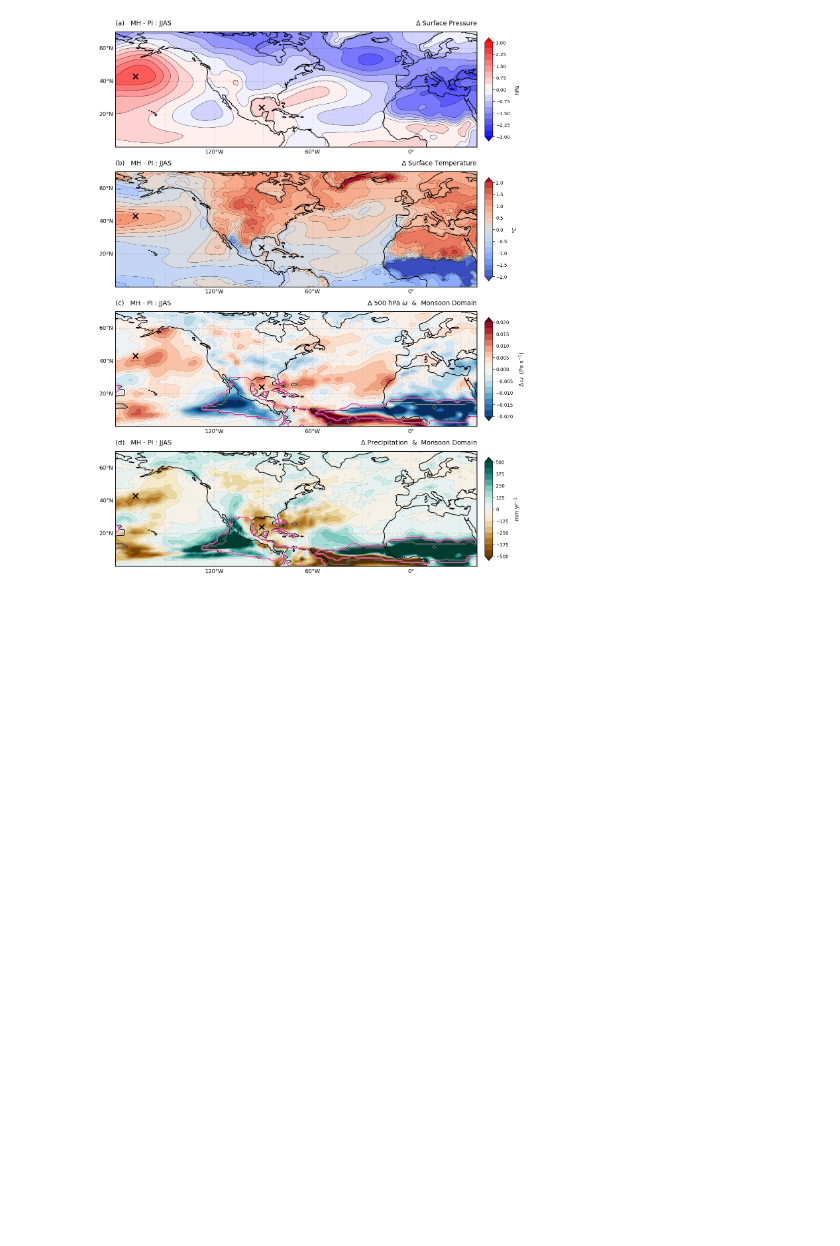
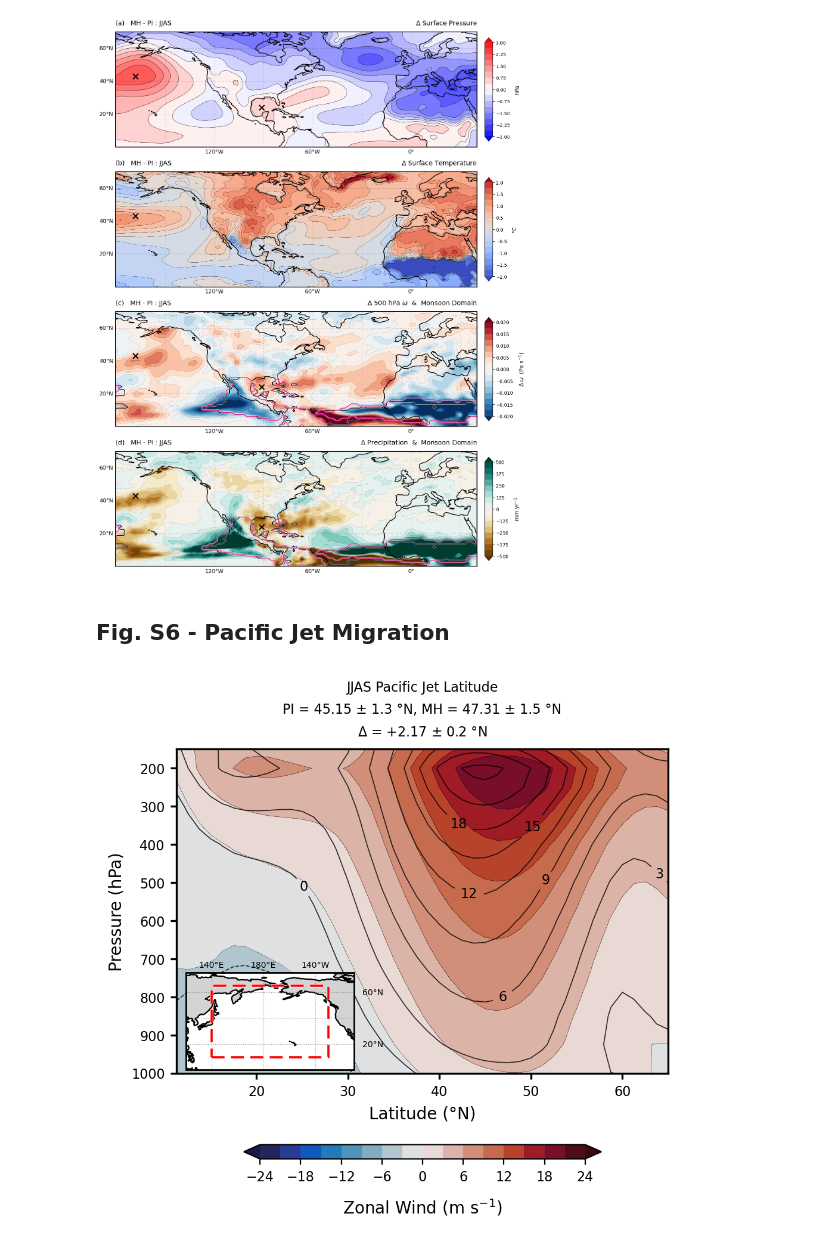
Before and after one commit to ajw1g19/UKESM1.1_MH_NorthAmerica, a Jupyter notebook: Notebooks/Supporting_Figures_S4-6.ipynb, the cells around one changed output. Saved outputs shown, nothing was run; the diff lists cells and outputs as text; code cells hidden in the pictures; blank space fills up the shorter version.

```diff
--- a/Notebooks/Supporting_Figures_S4-5.ipynb
+++ b/Notebooks/Supporting_Figures_S4-6.ipynb
@@ -384,3 +383,5 @@ for ax, mappable, label in panels:
 plt.show()
 # %% [output]
 [figure]
+# %% [markdown]
+## Fig. S6 - Pacific Jet Migration
@@ -386,0 +460,71 @@ plt.show()
+# %%
+#------------------------------------------------------------
+# Figure Properties
+#------------------------------------------------------------
+
+fig, ax = plt.subplots(figsize=(5, 4), dpi=200)
+
+lims, proj = [120, 250, 0, 75], ccrs.PlateCarree(central_longitude=185)
+axins = ax.inset_axes([0.01, 0.01, 0.36, 0.30], projection=proj)
+
+Pacific_Reg = umplt.umRegion(pacific_region, name="NPacific", abbrev="PAC")
+
+cmap = cmo.balance
+v = 24; levs = np.linspace(-v, v, 17);
+cbar_lab = r"Zonal Wind (m $\mathregular{s^{-1}}$)"
+
+#------------------------------------------------------------
+# Plot Figure
+#------------------------------------------------------------
+
+p1 = ax.contourf(mh_u_jjas.lat_p, mh_u_jjas.p_levs, mh2d, extend="both", cmap=cmap, levels=levs)
+p2 = ax.contour(mh_u_jjas.lat_p, mh_u_jjas.p_levs, mh2d, levels=levs, colors="black", linewidths=0.2, linestyles="dashed")
+p3 = ax.contour(pi_u_jjas.lat_p, pi_u_jjas.p_levs, pi2d, levels=levs, colors="black", linewidths=0.6, alpha=0.8)
+
+manual_locs = [
+    (26, 500), (63, 500), (48, 850), (52, 500),
+    (43, 550), (50, 350), (42, 350), (13, 40), (18, 70), (30, 70)
+]
+p6 = ax.clabel(p3, manual=manual_locs, fontsize=8, inline_spacing=10)
+for lbl in p6:
+    lbl.set_rotation(0)
+    lbl.set_alpha(1)
+    lbl.set_zorder(10)
+
+ax.invert_yaxis()
+ax.set_ylim(top=150)
+ax.set_xlabel("Latitude (°N)", fontsize=10); ax.set_ylabel("Pressure (hPa)", fontsize=10)
+ax.tick_params("both", width=1.2, labelsize=8)
+
+cbaxes = fig.add_axes((0.258, -0.04, 0.6, 0.03))
+cbar = plt.colorbar(p1, orientation='horizontal', extend="both", ticks=np.linspace(-v, v, 9), cax=cbaxes)
+cbar.ax.tick_params(labelsize=8)
+cbar.set_label(label=cbar_lab, size=10, labelpad=8)
+
+for spine in ["top", "bottom", "left", "right"]:
+    ax.spines[spine].set_linewidth(1.2)
+
+title = rf"Jet Latitude\n MH = {mh_m:.2f} ± {mh_s:.1f} °N, PI = {pi_m:.2f} ± {pi_s:.1f} °N, $\Delta$ = +{shift:.2f} ± {shift_se:.1f} °N"
+ax.set_title(f"JJAS Pacific Jet Latitude\n"
+             f"PI = {pi_m:.2f} ± {pi_s:.1f} °N, MH = {mh_m:.2f} ± {mh_s:.1f} °N\n"
+             rf"$\Delta$ = +{shift:.2f} ± {shift_se:.1f} °N",
+             fontsize=8, pad=8, linespacing=1.8)
+
+#------------------------------------------------------------
+# Plot Inset Map
+#------------------------------------------------------------
+
+umplt.plotBaseMap(axins, lims, coastlw=0.8, land=True, landcol="lightgrey", borders=False)
+umplt.plotGrid(axins, xlabeledlines=[140, 180, -140], ylabeledlines=[20, 60], ylines=[40],
+               labelsize=5, alph=0.8, col="grey", ls="dotted", xpad=2,
+               bottom_lbl=False, left_lbl=False, top_lbl=True, right_lbl=True)
+
+line_kws = {"color": "red", "linestyle":(0, (6, 3)), "linewidth": 1.3, "zorder": 6,
+            "path_effects": [pe.withStroke(linewidth=2, foreground="white")]}
+Pacific_Reg.plot(ax=axins, line_kws=line_kws, add_coastlines=False, add_label=False)
+
+
+plt.tight_layout()
+plt.show()
+# %% [output]
+[figure, added]
```
Also changed, not shown: parts of 2 cells of this notebook, 3 other files.
